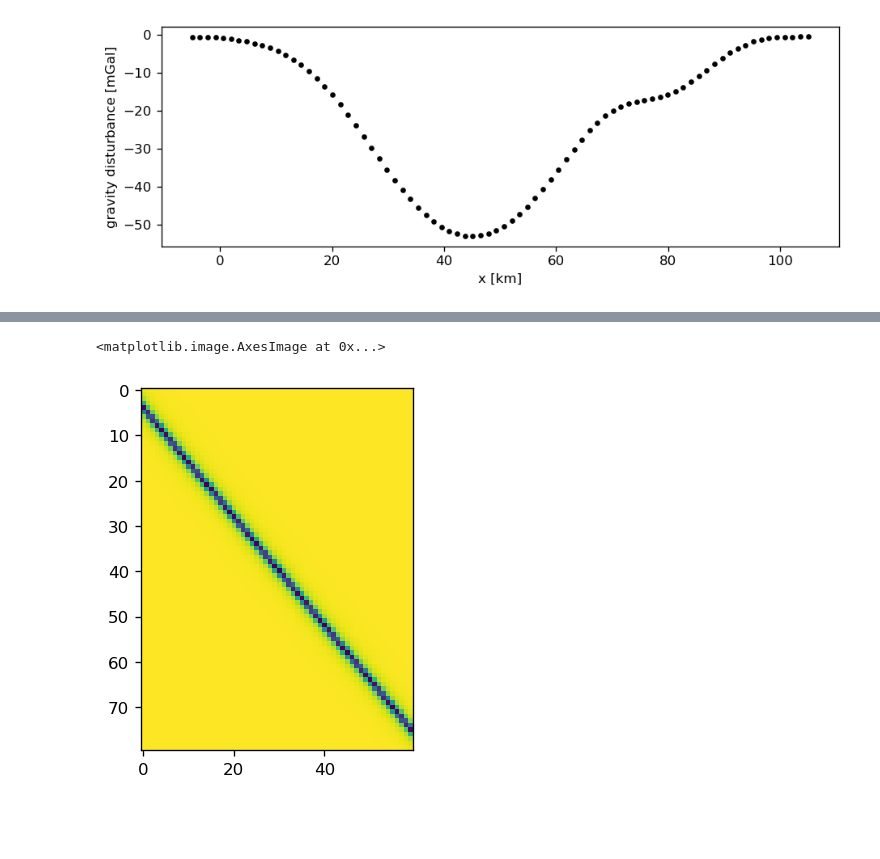
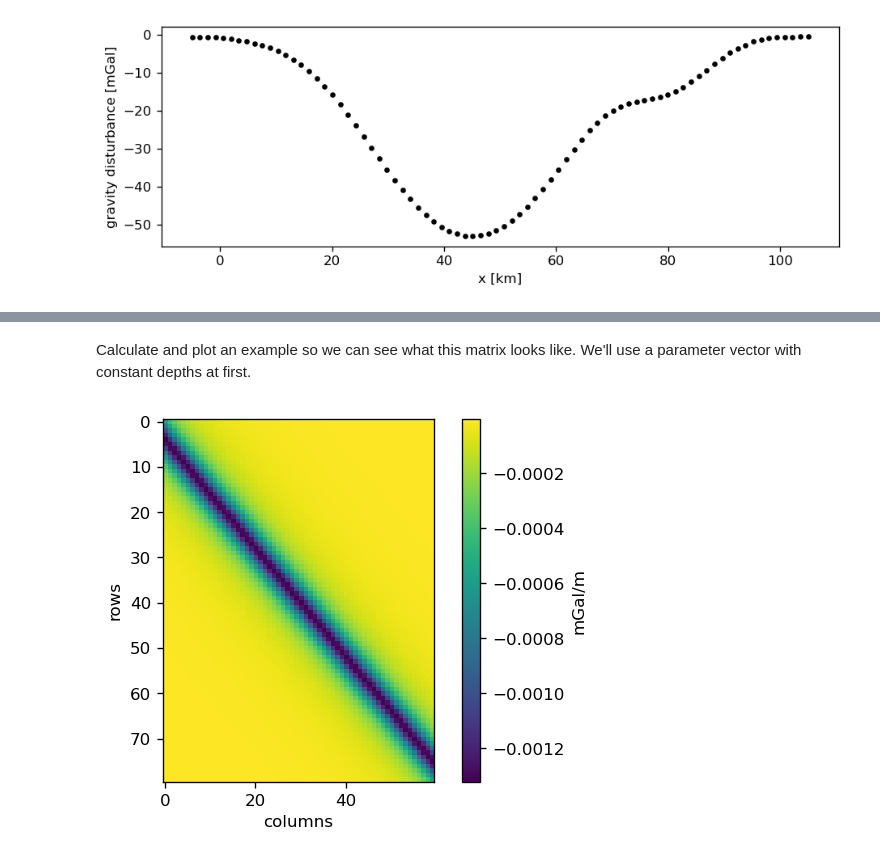
Before and after one commit to compgeolab/2020-aachen-inverse-problems, a Jupyter notebook: gravity-inversion-solution.ipynb, the cells around one changed output, grey strips where cells are left out. Saved outputs shown, nothing was run; the diff lists cells and outputs as text; code cells hidden in the pictures; blank space fills up the shorter version.

```diff
--- a/gravity-inversion-solution.ipynb
+++ b/gravity-inversion-solution.ipynb
@@ -79,7 +79,5 @@ The first step to most inverse problems is being able to calculate the Jacobian
-# %%
-parameters = np.zeros(60) + 1000
 # %%
-def make_jacobian(parameters, x, density, basin_boundaries):
+def make_jacobian(parameters, basin_boundaries, density, x):
     """
     Calculate the Jacobian matrix by finite differences.
     """
@@ -102,5 +98,15 @@ jacobian = make_jacobian(parameters, x, density, basin_boundaries)
-# %%
-plt.imshow(jacobian)
-# %% [output]
-<matplotlib.image.AxesImage at 0x...>
-[figure, removed]
+# %% [markdown]
+Calculate and plot an example so we can see what this matrix looks like. We'll use a parameter vector with constant depths at first.
+# %%
+parameters = np.zeros(60) + 5000
+
+jacobian = make_jacobian(parameters, basin_boundaries, density, x)
+
+plt.figure()
+plt.imshow(jacobian)
+plt.colorbar(label="mGal/m")
+plt.xlabel("columns")
+plt.ylabel("rows")
+plt.show()
+# %% [output]
+[figure, added]
```
Also changed, not shown: parts of 17 cells of this notebook.
